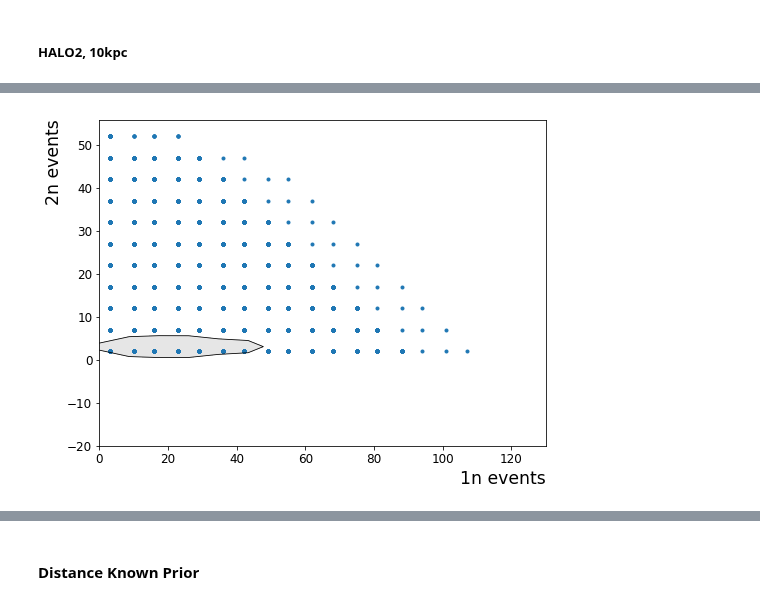
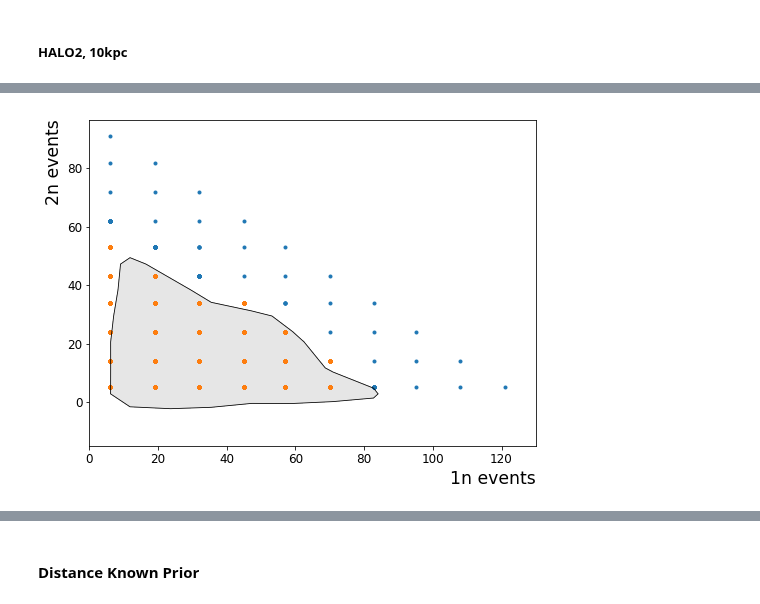
Before and after one commit to jfcrenshaw/halo, a Jupyter notebook: unfolding_plots.ipynb, the cells around one changed output, grey strips where cells are left out. Drawn from its saved outputs; the diff is of its cells as text; code cells hidden in the pictures.

```diff
--- a/unfolding_plots.ipynb
+++ b/unfolding_plots.ipynb
@@ -394,15 +390,25 @@ scatter(h2_10kpc_127v38_1n,h2_10kpc_127v38_2n,ax)
 # %%
 # HALO 2, 10kpc, 51vs0
-xmin = 0; xmax = 130; ymin = -20; ymax = 40
-xres = 16j; yres = 14j
-oneN_,twoN_ = zero_fix(h2_10kpc_51v0_1n,h2_10kpc_51v0_2n)
-twoN_ = [i+1 for i in twoN_]
-xBpp3_3,yBpp3_3,zBpp3_3,cutBpp3_3 = density_cut(oneN_,twoN_,xmin,xmax,ymin,ymax,xres,yres)
+xmin = -10; xmax = 120; ymin = -10; ymax = 70
+xres = 12j; yres = 10j
+oneN_, twoN_ = density_cut(h2_10kpc_51v0_1n,h2_10kpc_51v0_2n,xmin,xmax,ymin,ymax,xres,yres,trim=True,cut=0.1)
+xBpp3_3,yBpp3_3,zBpp3_3,cutBpp3_3 = density_cut(oneN_,twoN_,xmin,xmax,ymin,ymax,xres,yres,cut=0.05)
+xBpp3_3 = [i+10 for i in xBpp3_3]
+yBpp3_3 = [i-5 for i in yBpp3_3]
 fig,ax = plt.subplots(1,1,figsize=figsize)
 contours(xBpp3_3,yBpp3_3,zBpp3_3,cutBpp3_3,ax)
 scatter(h2_10kpc_51v0_1n,h2_10kpc_51v0_2n,ax)
+scatter(oneN_,twoN_,ax)
+
+
+#oneN_,twoN_ = zero_fix(h2_10kpc_51v0_1n,h2_10kpc_51v0_2n)
+#twoN_ = [i+1 for i in twoN_]
+#xBpp3_3,yBpp3_3,zBpp3_3,cutBpp3_3 = density_cut(oneN_,twoN_,xmin,xmax,ymin,ymax,xres,yres)
+#fig,ax = plt.subplots(1,1,figsize=figsize)
+#contours(xBpp3_3,yBpp3_3,zBpp3_3,cutBpp3_3,ax)
+#scatter(h2_10kpc_51v0_1n,h2_10kpc_51v0_2n,ax)
 # %% [output]
-[figure, old version]
+[figure, new version]
 # %%
 # Figure for HALO 2, 10kpc, 227v151 127vs38 51v0
 figBpp3,axBpp3 = plt.subplots(1,1,figsize=figsize)
```
Also changed, not shown: parts of 3 cells of this notebook, 1 other file.
